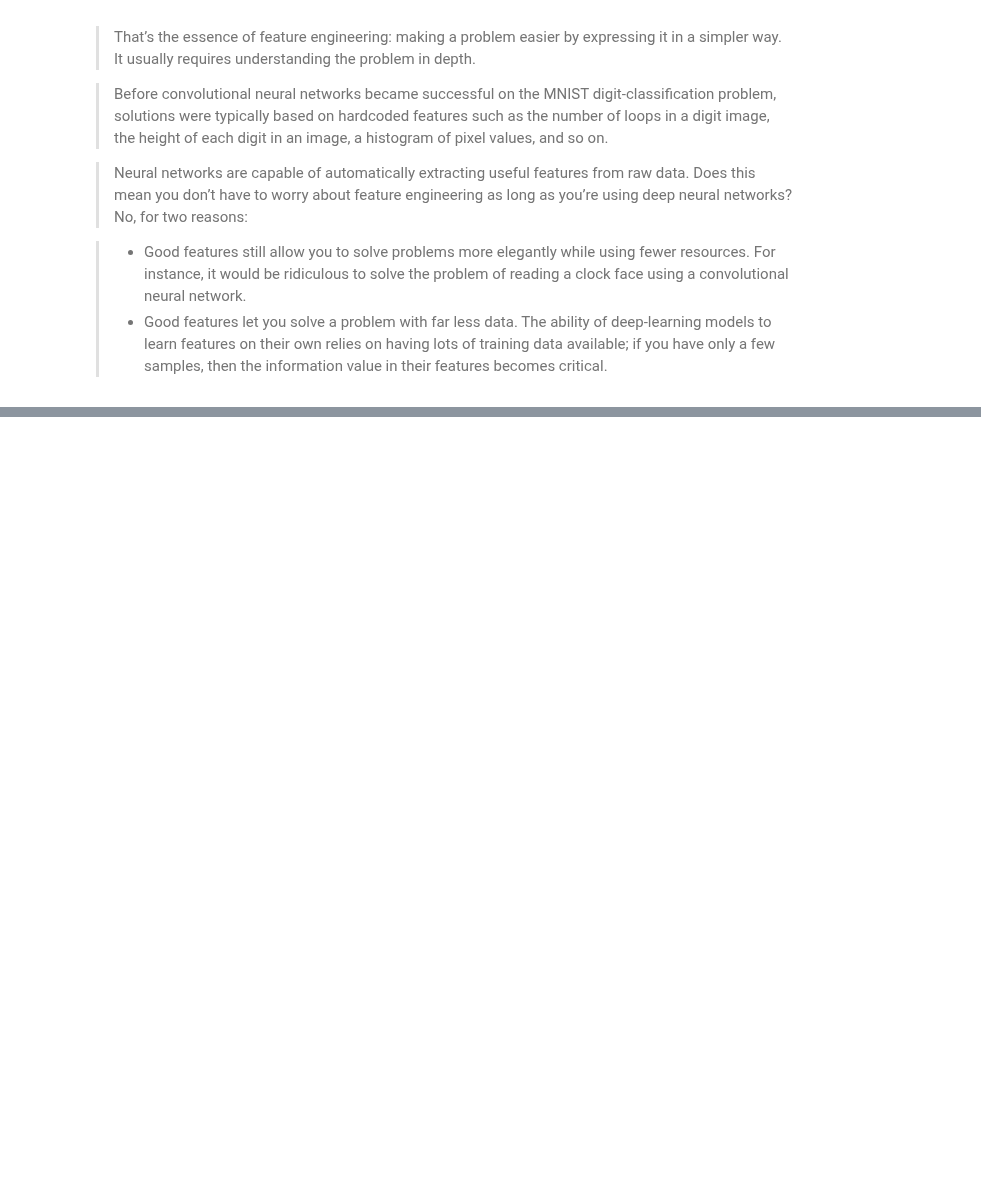
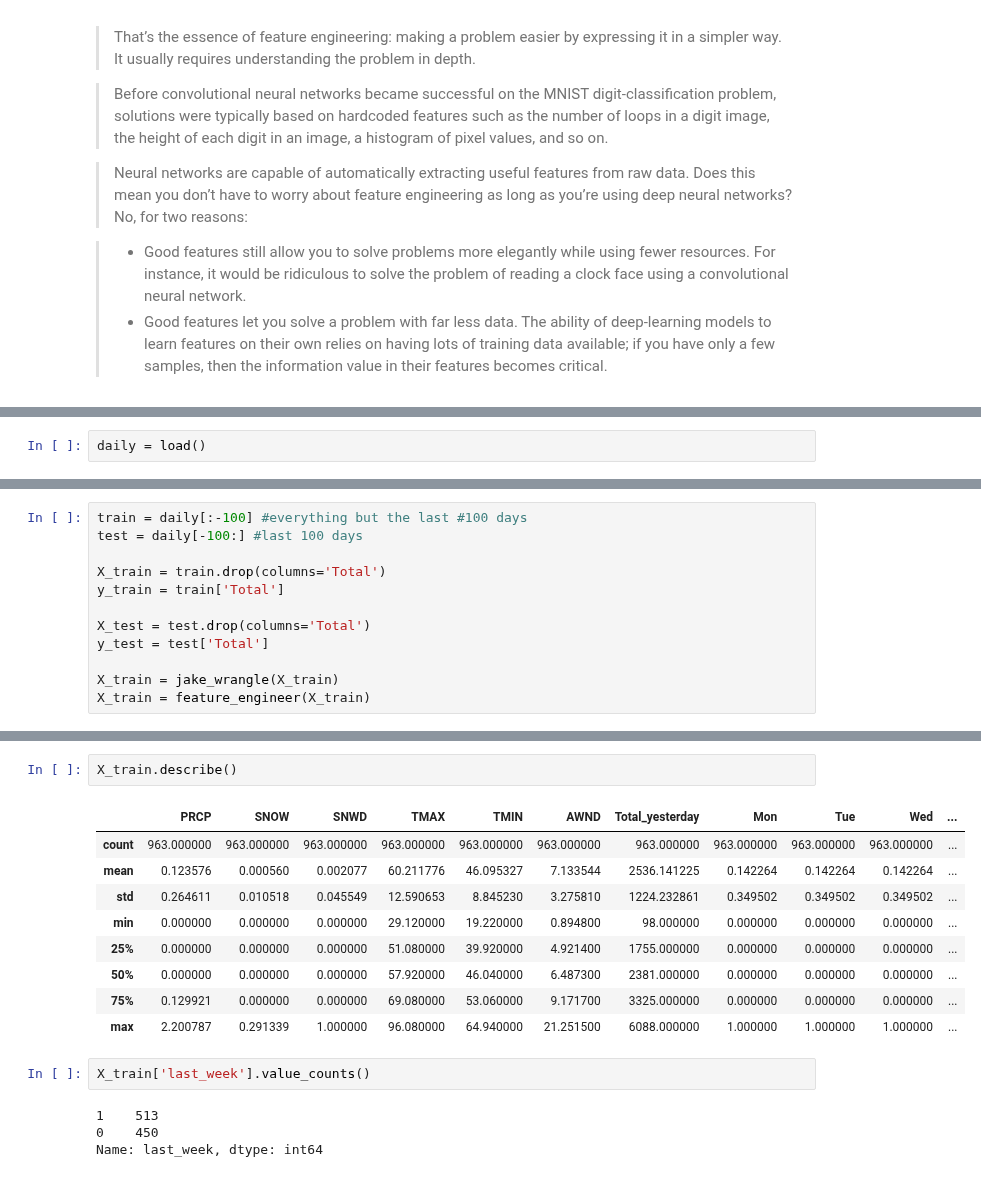
Before and after one commit to LambdaSchool/DS-Unit-2-Sprint-4-Practicing-Understanding, a Jupyter notebook: module1-hyperparameter-optimization/LS_DS_241_Hyperparameter_Optimization.ipynb, the cells around one changed output, grey strips where cells are left out. Cells and saved outputs as stored; diff of their text form; blank space fills up the shorter version.

```diff
--- a/module1-hyperparameter-optimization/LS_DS_241_Hyperparameter_Optimization.ipynb
+++ b/module1-hyperparameter-optimization/LS_DS_241_Hyperparameter_Optimization.ipynb
@@ -552,0 +571,2 @@ The example is shown in [the accompanying notebook](https://github.com/amueller/
+# %%
+daily = load()
@@ -552,0 +617,12 @@ The example is shown in [the accompanying notebook](https://github.com/amueller/
+# %%
+train = daily[:-100] #everything but the last #100 days
+test = daily[-100:] #last 100 days
+
+X_train = train.drop(columns='Total')
+y_train = train['Total']
+
+X_test = test.drop(columns='Total')
+y_test = test['Total']
+
+X_train = jake_wrangle(X_train)
+X_train = feature_engineer(X_train)
@@ -552,0 +638,18 @@ The example is shown in [the accompanying notebook](https://github.com/amueller/
+# %%
+X_train.describe()
+# %% [output]
+|  | PRCP | SNOW | SNWD | TMAX | TMIN | AWND | Total_yesterday | Mon | Tue | Wed | ... |
+| count | 963.000000 | 963.000000 | 963.000000 | 963.000000 | 963.000000 | 963.000000 | 963.000000 | 963.000000 | 963.000000 | 963.000000 | ... |
+| mean | 0.123576 | 0.000560 | 0.002077 | 60.211776 | 46.095327 | 7.133544 | 2536.141225 | 0.142264 | 0.142264 | 0.142264 | ... |
+| std | 0.264611 | 0.010518 | 0.045549 | 12.590653 | 8.845230 | 3.275810 | 1224.232861 | 0.349502 | 0.349502 | 0.349502 | ... |
+| min | 0.000000 | 0.000000 | 0.000000 | 29.120000 | 19.220000 | 0.894800 | 98.000000 | 0.000000 | 0.000000 | 0.000000 | ... |
+| 25% | 0.000000 | 0.000000 | 0.000000 | 51.080000 | 39.920000 | 4.921400 | 1755.000000 | 0.000000 | 0.000000 | 0.000000 | ... |
+| 50% | 0.000000 | 0.000000 | 0.000000 | 57.920000 | 46.040000 | 6.487300 | 2381.000000 | 0.000000 | 0.000000 | 0.000000 | ... |
+| 75% | 0.129921 | 0.000000 | 0.000000 | 69.080000 | 53.060000 | 9.171700 | 3325.000000 | 0.000000 | 0.000000 | 0.000000 | ... |
+| max | 2.200787 | 0.291339 | 1.000000 | 96.080000 | 64.940000 | 21.251500 | 6088.000000 | 1.000000 | 1.000000 | 1.000000 | ... |
+# %%
+X_train['last_week'].value_counts()
+# %% [output]
+1    513
+0    450
+Name: last_week, dtype: int64
```
Also changed, not shown: parts of 14 cells of this notebook.
